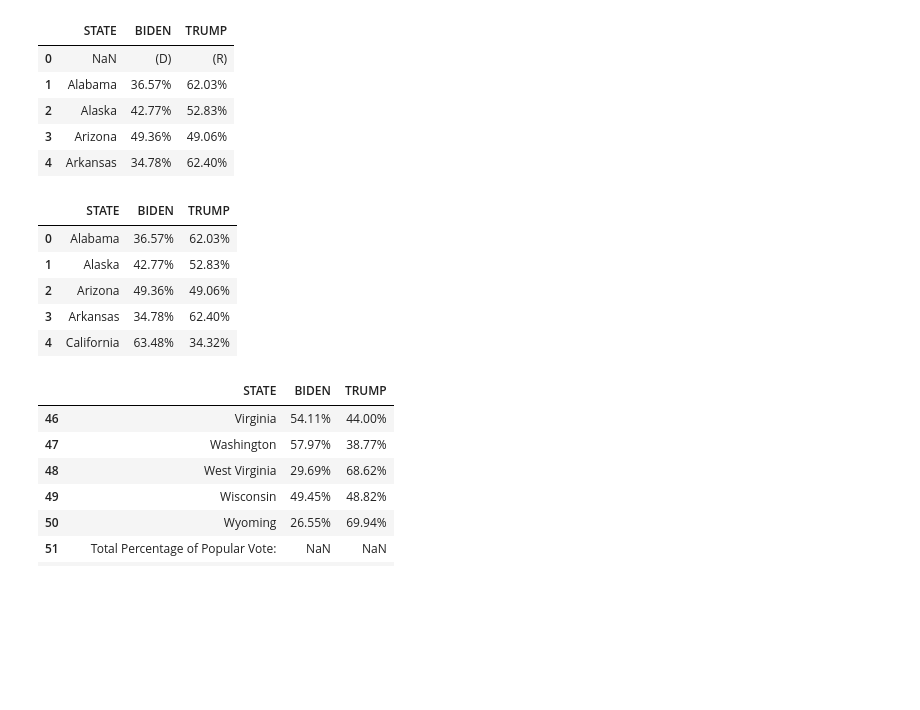
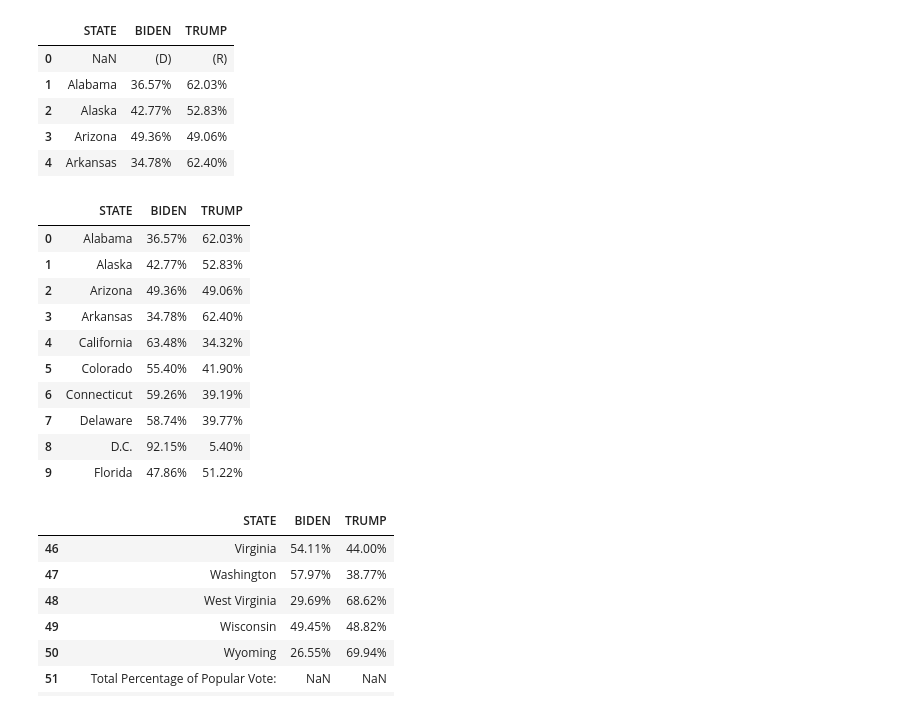
Before and after one commit to himalayahall/DATA608, a Jupyter notebook: Story 1/Story1.ipynb, the cells around one changed output. Drawn from its saved outputs; the diff is of its cells as text; code cells hidden in the pictures; blank space fills up the shorter version.

```diff
--- a/Story 1/Story1.ipynb
+++ b/Story 1/Story1.ipynb
@@ -40,14 +60,19 @@ election2020_ds.head(n = 5)
 # %%
 election2020_ds = election2020_ds.drop([0])
 election2020_ds = election2020_ds.reset_index(drop=True)
-election2020_ds.head()
+election2020_ds.head(n=10)
 # %% [output]
 |  | STATE | BIDEN | TRUMP |
 | 0 | Alabama | 36.57% | 62.03% |
 | 1 | Alaska | 42.77% | 52.83% |
 | 2 | Arizona | 49.36% | 49.06% |
 | 3 | Arkansas | 34.78% | 62.40% |
 | 4 | California | 63.48% | 34.32% |
+| 5 | Colorado | 55.40% | 41.90% |
+| 6 | Connecticut | 59.26% | 39.19% |
+| 7 | Delaware | 58.74% | 39.77% |
+| 8 | D.C. | 92.15% | 5.40% |
+| 9 | Florida | 47.86% | 51.22% |
 # %%
 election2020_ds.tail(n=10)
 # %% [output]
```
Also changed, not shown: parts of 6 cells of this notebook.
